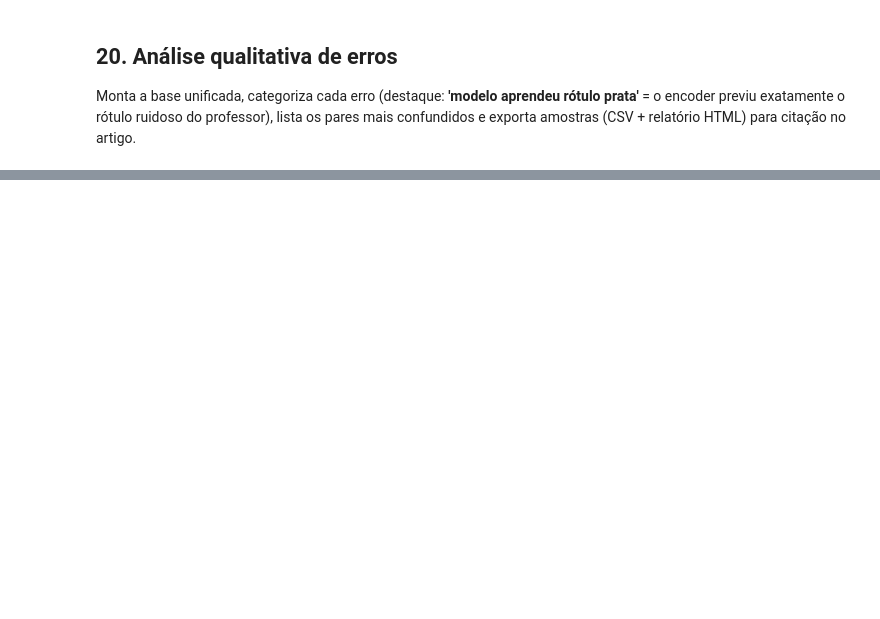
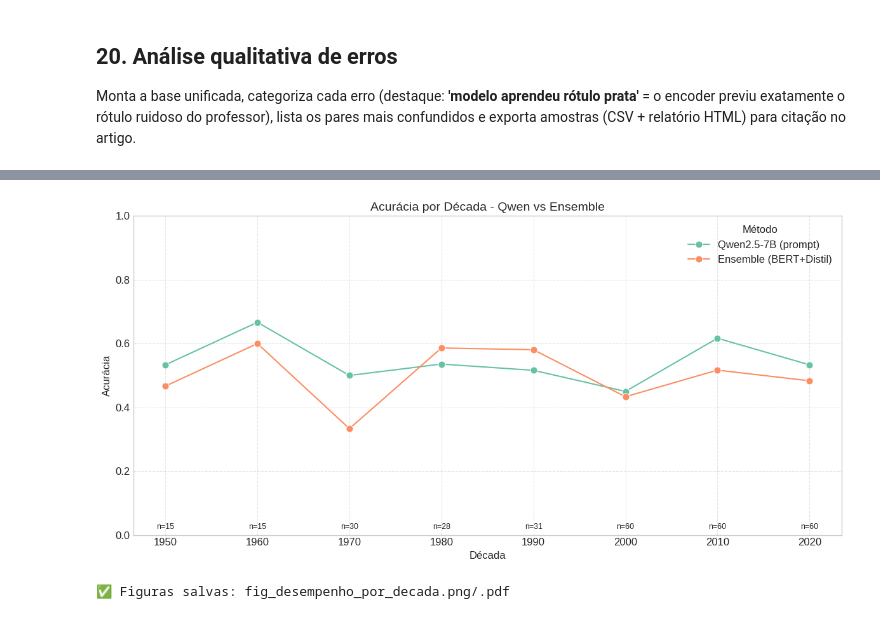
Before and after one commit to sarahregina-dev/MusicEmotionPLN, a Jupyter notebook: plnmusicemotion.ipynb, the cells around one changed output, grey strips where cells are left out. Drawn from its saved outputs; the diff is of its cells as text; code cells hidden in the pictures; blank space fills up the shorter version.

```diff
--- a/plnmusicemotion.ipynb
+++ b/plnmusicemotion.ipynb
@@ -1429,0 +1983,56 @@ display(amostra_qwen)
+# %%
+# =====================================================
+# 3. Análise por Década (Qwen e Ensemble)
+# =====================================================
+
+# Carregar o corpus para obter a década de cada música
+CORPUS_CSV = "/kaggle/input/datasets/sarahreginadev/corpus-limpo/corpus_oficial_1496.csv"
+corpus = pd.read_csv(CORPUS_CSV)[['id', 'decada']]
+
+# Juntar com gold
+gold_decada = gold.merge(corpus, on='id')
+
+# Métodos a analisar (escolha Qwen e Ensemble)
+metodos_analise = ['Qwen2.5-7B (prompt)', 'Ensemble (BERT+Distil)']
+
+df_decada = gold_decada[['id', 'emocao', 'decada']].copy()
+for nome, col in METODOS.items():
+    if nome in metodos_analise:
+        df_decada = df_decada.merge(m[['id', col]], on='id', how='left')
+
+# Calcular acurácia por década para cada método
+result_decada = []
+for nome in metodos_analise:
+    col = METODOS[nome]
+    for dec in sorted(df_decada['decada'].unique()):
+        sub = df_decada[df_decada['decada'] == dec].dropna(subset=[col])
+        if len(sub) > 0:
+            acc = (sub['emocao'] == sub[col]).mean()
+            result_decada.append({'método': nome, 'década': dec, 'acurácia': acc, 'n': len(sub)})
+
+df_decada_plot = pd.DataFrame(result_decada)
+
+# Plot
+fig, ax = plt.subplots(figsize=(12, 6))
+sns.lineplot(data=df_decada_plot, x='década', y='acurácia', hue='método',
+             marker='o', markersize=8, ax=ax)
+ax.set_title('Acurácia por Década - Qwen vs Ensemble', fontsize=14)
+ax.set_xlabel('Década')
+ax.set_ylabel('Acurácia')
+ax.set_ylim(0, 1)
+ax.legend(title='Método')
+ax.grid(True, linestyle='--', alpha=0.5)
+
+# Anotar o número de amostras por década (usando uma das séries)
+dec_counts = df_decada_plot[df_decada_plot['método'] == metodos_analise[0]]
+for _, row in dec_counts.iterrows():
+    ax.text(row['década'], 0.02, f"n={row['n']}", ha='center', fontsize=9)
+
+plt.tight_layout()
+plt.savefig('/kaggle/working/fig_desempenho_por_decada.png', dpi=300, bbox_inches='tight')
+plt.savefig('/kaggle/working/fig_desempenho_por_decada.pdf', bbox_inches='tight')
+plt.show()
+print("✅ Figuras salvas: fig_desempenho_por_decada.png/.pdf")
+# %% [output]
+[figure, added]
+✅ Figuras salvas: fig_desempenho_por_decada.png/.pdf
```
Also changed, not shown: parts of 47 cells of this notebook.
